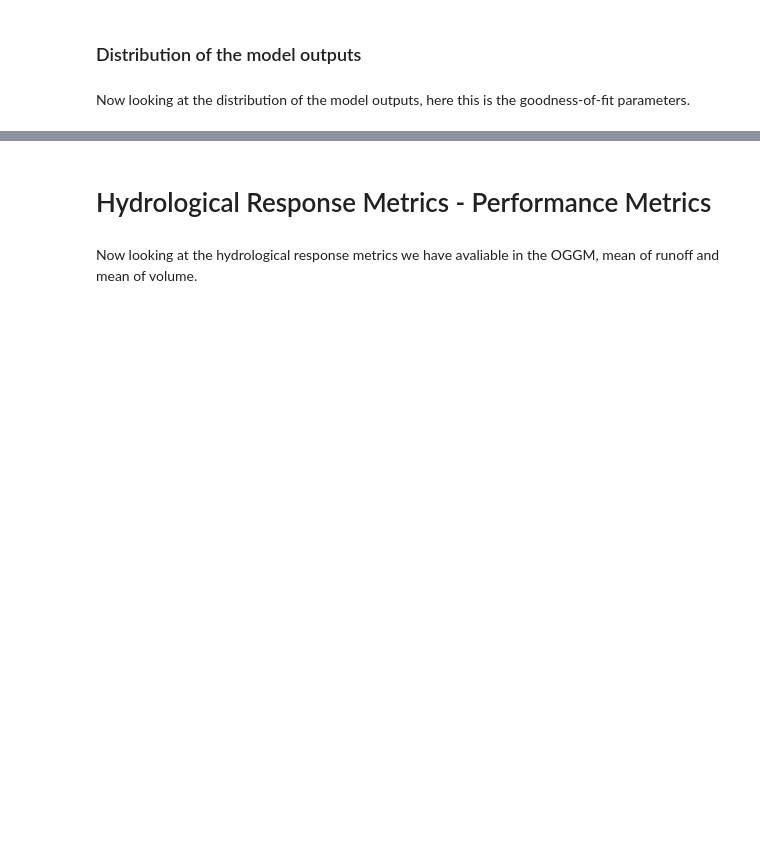
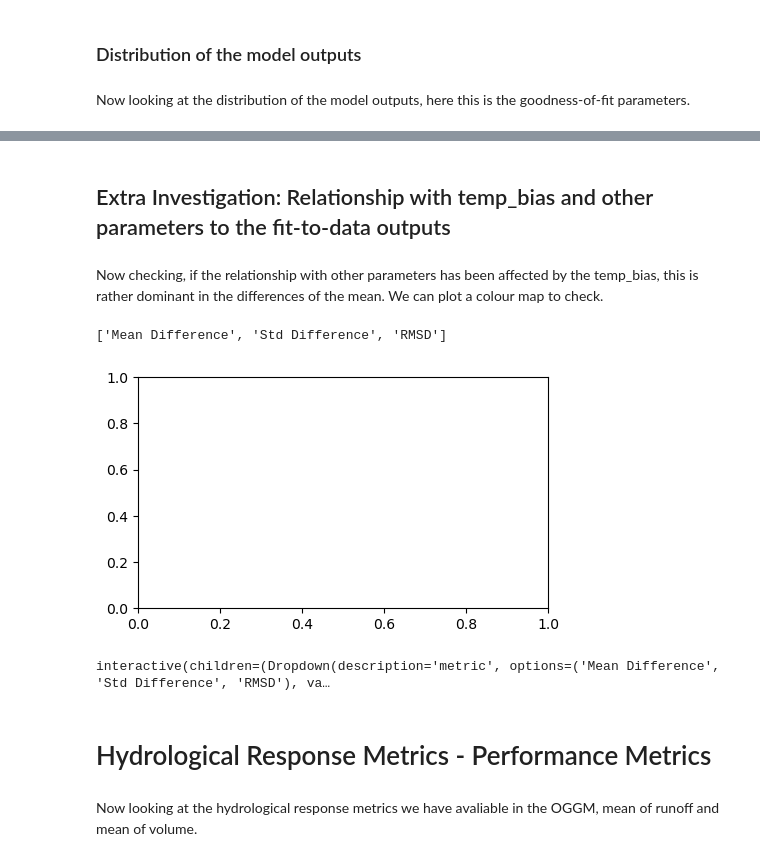
Before and after one commit to chloe-hancock/oggm, a Jupyter notebook: oggm/sandbox/notebooks/sensitvity_SAFE/sa.ipynb, the cells around one changed output, grey strips where cells are left out. Cells and saved outputs as stored; diff of their text form; code cells hidden in the pictures; blank space fills up the shorter version.

```diff
--- a/oggm/sandbox/notebooks/sensitvity_SAFE/sa.ipynb
+++ b/oggm/sandbox/notebooks/sensitvity_SAFE/sa.ipynb
@@ -326,3 +350,43 @@ for i in range(3):
+# %% [markdown]
+## Extra Investigation: Relationship with temp_bias and other parameters to the fit-to-data outputs
+# %% [markdown]
+Now checking, if the relationship with other parameters has been affected by the temp_bias, this is rather dominant in the differences of the mean. We can plot a colour map to check.
+# %%
+temp_bias_index = 2
+
+print(Y_Labels)
+
+def scatter_function(metric='Mean difference (mm w.e.)'):
+    if metric == 'Mean difference (mm w.e.)':
+        j = 0
+    elif metric == 'Std difference (mm w.e.)':
+        j = 1
+    elif metric == 'RMSD (mm w.e.)':
+        j = 2
+
+    plt.figure(figsize=[18,3])
+    for i in range(M):
+        plt.subplot(1,M,i+1)
+        # Use scatter with color mapped to temp_bias
+        sc = plt.scatter(X[:, i], YY[:, j], c=X[:, temp_bias_index], cmap='coolwarm', edgecolors='grey')
+
+        if i == 0:
+            plt.ylabel(Y_Labels[j])
+        else:
+            plt.yticks([])
+        plt.xlabel(X_labels[i])
+
+        # Add colorbar only once
+        if i == M-1:
+            cbar = plt.colorbar(sc)
+            cbar.set_label('Temp Bias (°C)')
+    plt.show()
+
+interact(scatter_function, metric=Y_Labels);
+# %% [output]
+['Mean Difference', 'Std Difference', 'RMSD']
+[figure, added]
+interactive(children=(Dropdown(description='metric', options=('Mean Difference', 'Std Difference', 'RMSD'), va…
 # %% [markdown]
 # Hydrological Response Metrics - Performance Metrics
 # %% [markdown]
```
Also changed, not shown: parts of 35 cells of this notebook.
